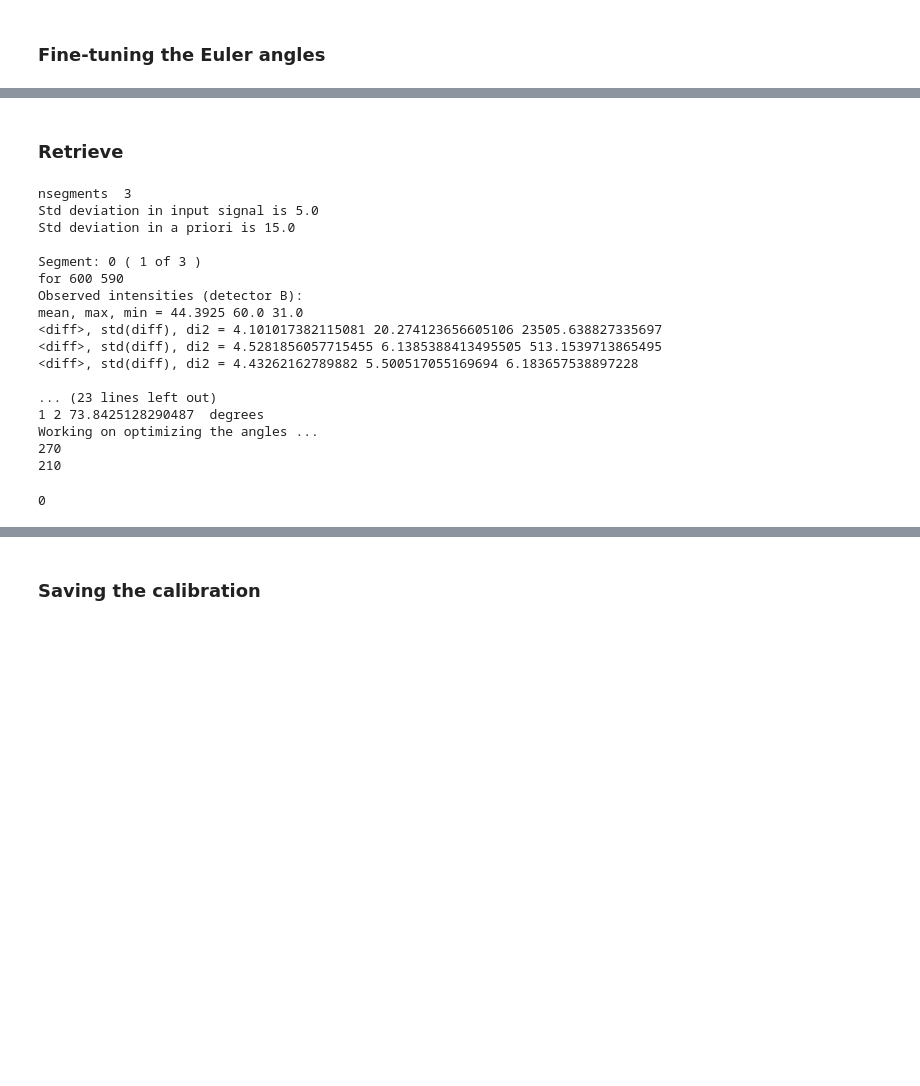
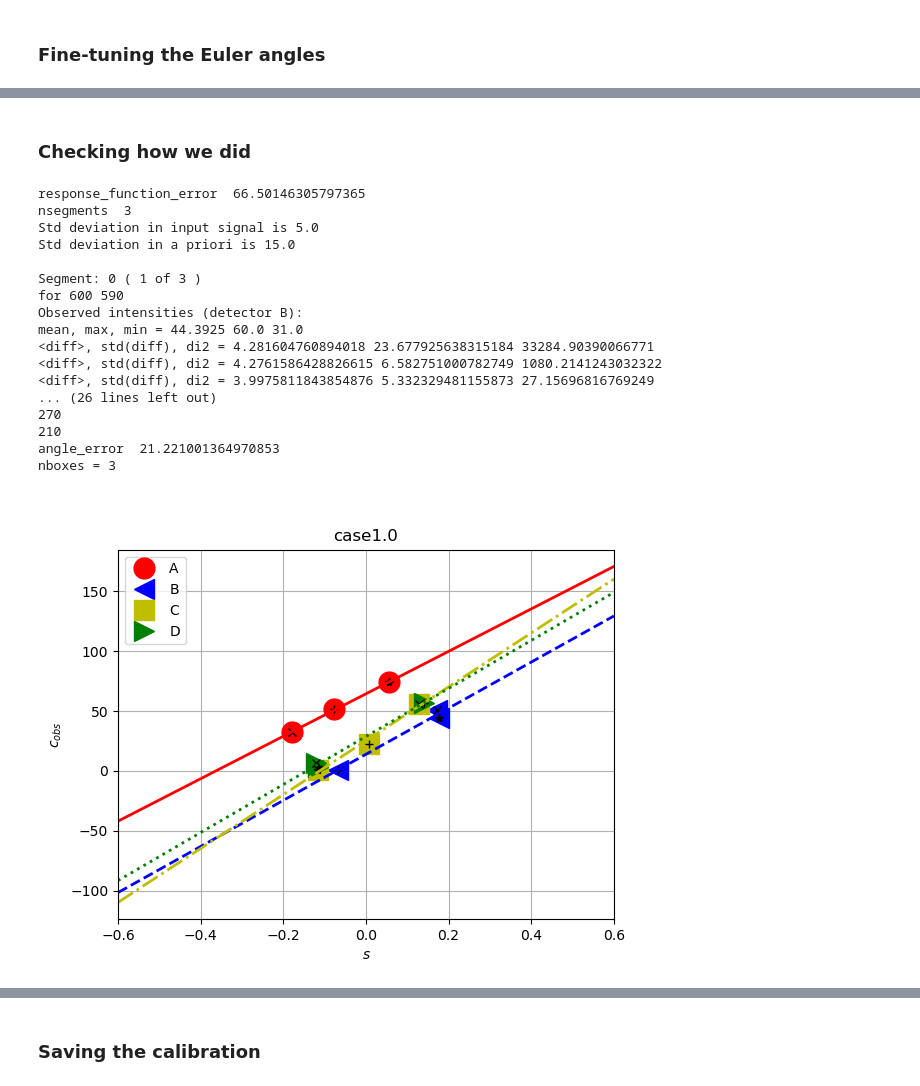
Before and after one commit to sneshyba/ice2021, a Jupyter notebook: Neshyba/GNBF_2_calibrate.ipynb, the cells around one changed output, grey strips where cells are left out. Drawn from its saved outputs; the diff is of its cells as text; code cells hidden in the pictures; blank space fills up the shorter version.

```diff
--- a/Neshyba/GNBF_2_calibrate.ipynb
+++ b/Neshyba/GNBF_2_calibrate.ipynb
@@ -150,29 +151,48 @@ best alpha, beta, gamma, pA, and error =  -174.0 24.0 16.0 [177.89813528  65.562
-# %% [markdown]
-### Retrieve
-# %%
-# surf_xgridtot, surf_ygridtot, surf_zgridtot = ims2.retrieve_segments(\
-reload(ims2)
-surfaces, sfunctions, error = ims2.retrieve_segments(\
-    pA, pB, pC, pD, cA, cB, cC, cD, nx1list, nx2list, ny1list, ny2list, imageroot, dx=dx, dy=dy, overlapping=False)
-# %% [output]
-nsegments  3
-Std deviation in input signal is 5.0
-Std deviation in a priori is 15.0
-
-Segment: 0 ( 1 of 3 )
-for 600 590
-Observed intensities (detector B):
-mean, max, min = 44.3925 60.0 31.0
-<diff>, std(diff), di2 = 4.101017382115081 20.274123656605106 23505.638827335697
-<diff>, std(diff), di2 = 4.5281856057715455 6.1385388413495505 513.1539713865495
-<diff>, std(diff), di2 = 4.43262162789882 5.500517055169694 6.183657538897228
-
-... (23 lines left out)
-1 2 73.8425128290487  degrees
-Working on optimizing the angles ...
-270
-210
-# %%
-error
-# %% [output]
-0
+# %% [markdown]
+### Checking how we did
+# %%
+pA, pB, pC, pD, response_function_error = ims2.response_function(\
+    navec,nbvec,ndvec,cA,cB,cC,cD,nx1list,nx2list,ny1list,ny2list,imageroot, graphics=True)
+print('response_function_error ', response_function_error)
+
+surfaces, sfunctions, angle_error = ims2.retrieve_segments(\
+    pA, pB, pC, pD, cA, cB, cC, cD, nx1list, nx2list, ny1list, ny2list, \
+    imageroot, dx=dx, dy=dy, overlapping=False, desired_facet_angles=desired_facet_angles, graphics=True)
+print('angle_error ', angle_error)
+
+plt.figure()
+im = PIL.Image.open(Filename)
+draw = PIL.ImageDraw.Draw(im)
+
+ims2.get_box_lists('Boxes.nml',draw)
+
+angleManager.alpha   = alpha_best
+angleManager.beta    = beta_best
+angleManager.gamma   = gamma_best
+angleManager.update()
+navec, nbvec, ndvec = ims2.get_nvecs(angleManager, draw, cvecdir, boxa, boxb, nx1list, ny1list)
+
+
+# Finish up
+plt.title(imageroot)
+plt.imshow(im,cmap = 'Greys_r', vmin = 0,vmax = 255)
+plt.grid(True)
+# %% [output]
+response_function_error  66.50146305797365
+nsegments  3
+Std deviation in input signal is 5.0
+Std deviation in a priori is 15.0
+
+Segment: 0 ( 1 of 3 )
+for 600 590
+Observed intensities (detector B):
+mean, max, min = 44.3925 60.0 31.0
+<diff>, std(diff), di2 = 4.281604760894018 23.677925638315184 33284.90390066771
+<diff>, std(diff), di2 = 4.2761586428826615 6.582751000782749 1080.2141243032322
+<diff>, std(diff), di2 = 3.9975811843854876 5.332329481155873 27.15696816769249
+... (26 lines left out)
+270
+210
+angle_error  21.221001364970853
+nboxes = 3
+[figure, added]
```
Also changed, not shown: parts of 8 cells of this notebook, 3 other files.
